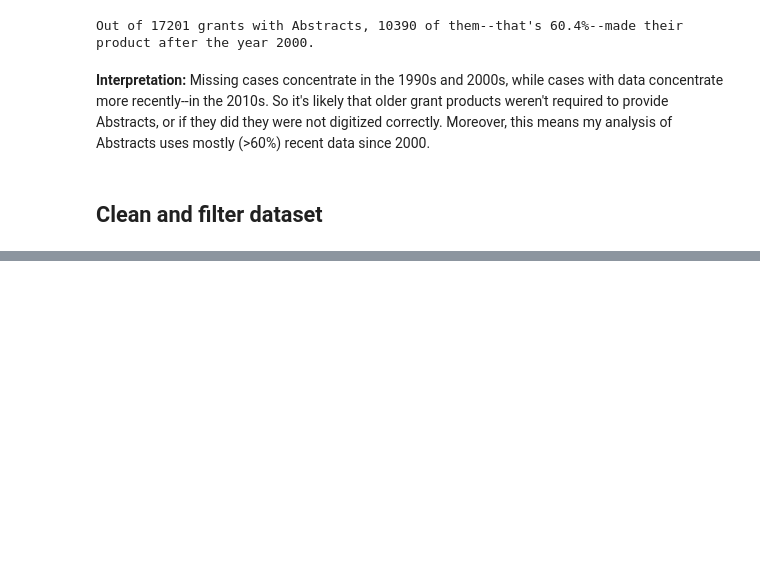
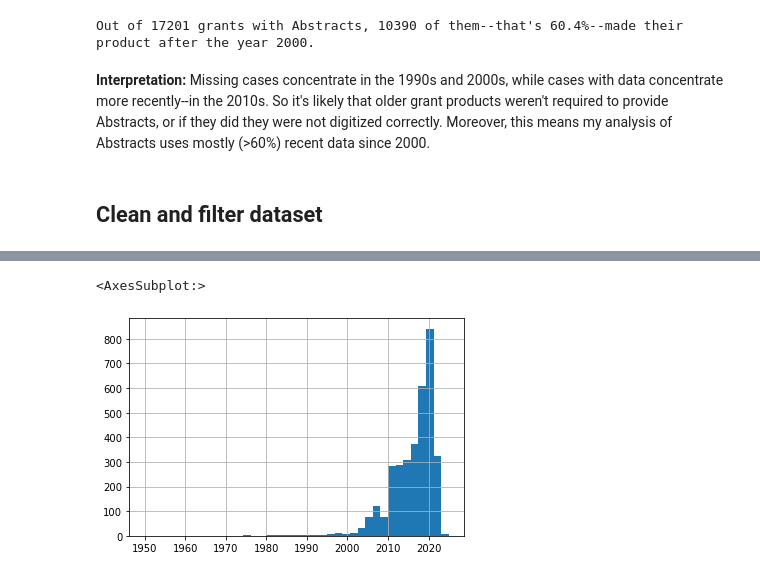
Before and after one commit to jhaber-zz/neh-nlp, a Jupyter notebook: code/prepare_data.ipynb, the cells around one changed output, grey strips where cells are left out. Drawn from its saved outputs; the diff is of its cells as text; code cells hidden in the pictures; blank space fills up the shorter version.

Commit message:
adds gender guesses to output data

```diff
--- a/code/prepare_data.ipynb
+++ b/code/prepare_data.ipynb
@@ -183,7 +184,7 @@ Out of 17201 grants with Abstracts, 10390 of them--that's 60.4%--made their prod
 ## Clean and filter dataset
 # %%
 # Filter and remove nulls
-df_small = df[['ID', 'Abstract', 'Year', 'ProductType']].dropna(subset=['Abstract', 'Year'])
+df_small = df[['ID', 'Abstract', 'Year', 'ProductType', 'Author']].dropna(subset=['Abstract', 'Year'])
 
 # Clean up spacing: replace tabs with spaces (to simplify saving output)
 df_small['Abstract'] = df_small['Abstract'].replace(r'\t+', ' ', regex=True)
@@ -222,0 +226,5 @@ df_small.to_csv(join('../data/', 'NEH_GrantProducts_Combined.tsv'), sep='\t', in
+# %%
+# Guess gender for each grant recipient (based on first name only)
+d = gender.Detector()
+df_small['Gender'] = df_small.Author.apply(lambda name: d.get_gender(str(name).split()[0]))
+df_small.Gender.value_counts()
@@ -222,0 +239,13 @@ df_small.to_csv(join('../data/', 'NEH_GrantProducts_Combined.tsv'), sep='\t', in
+# %%
+## Standardize 'Gender' column into male/female binary
+# Define dictionary to clean up standard output (mostly remove unknowns)
+gend_dict = {'unknown':np.nan,
+             'andy':np.nan,
+             'mostly_male':'male',
+             'mostly_female':'female'}
+
+# Apply dictionary to fix errors
+df_small.Gender.replace(gend_dict,
+                        regex=False, inplace=True)
+
+df_small.Gender.value_counts()
@@ -222,0 +271,6 @@ df_small.to_csv(join('../data/', 'NEH_GrantProducts_Combined.tsv'), sep='\t', in
+# %%
+# Visualize frequency of missingness for Gender column
+df_small[df_small.Gender.isnull()].Year.hist(bins=40)
+# %% [output]
+<AxesSubplot:>
+[figure, added]
```
Also changed, not shown: parts of 12 cells of this notebook, 3 other files.
